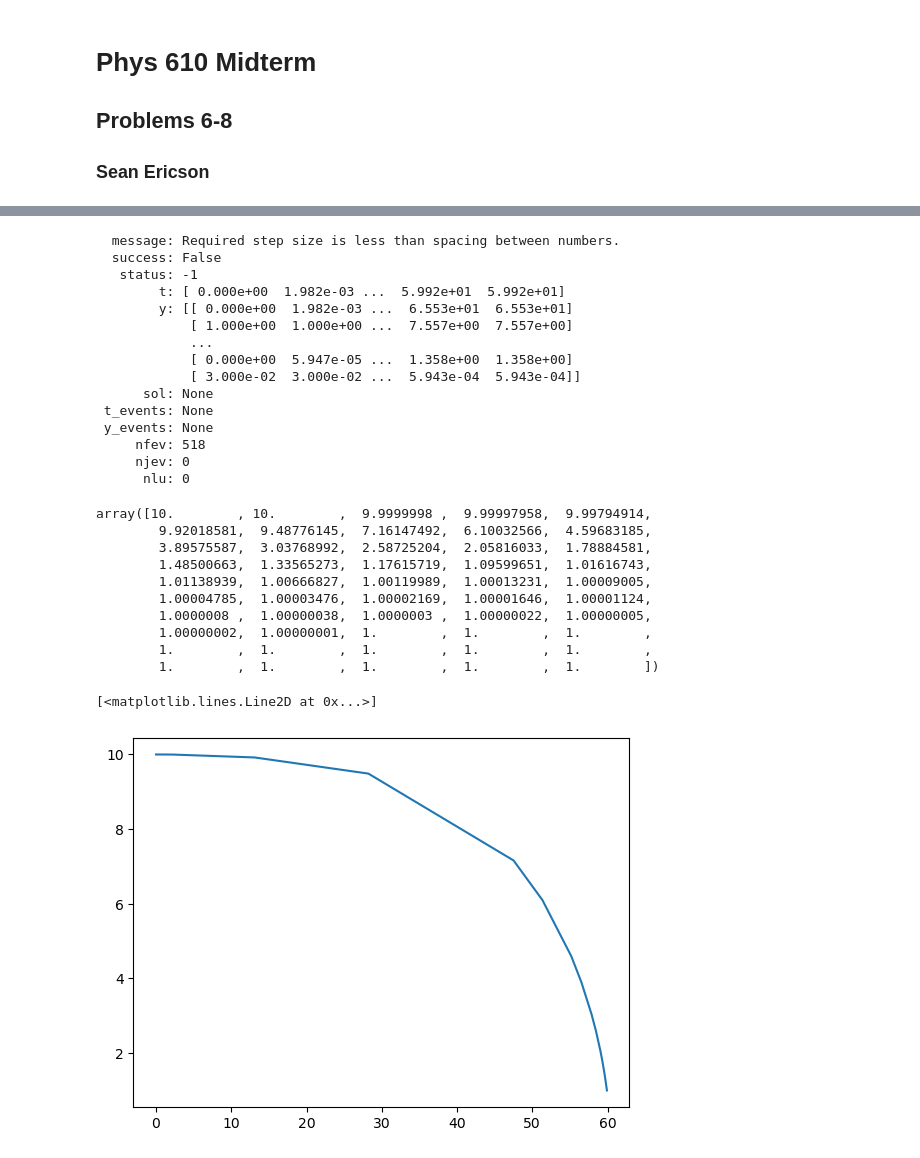
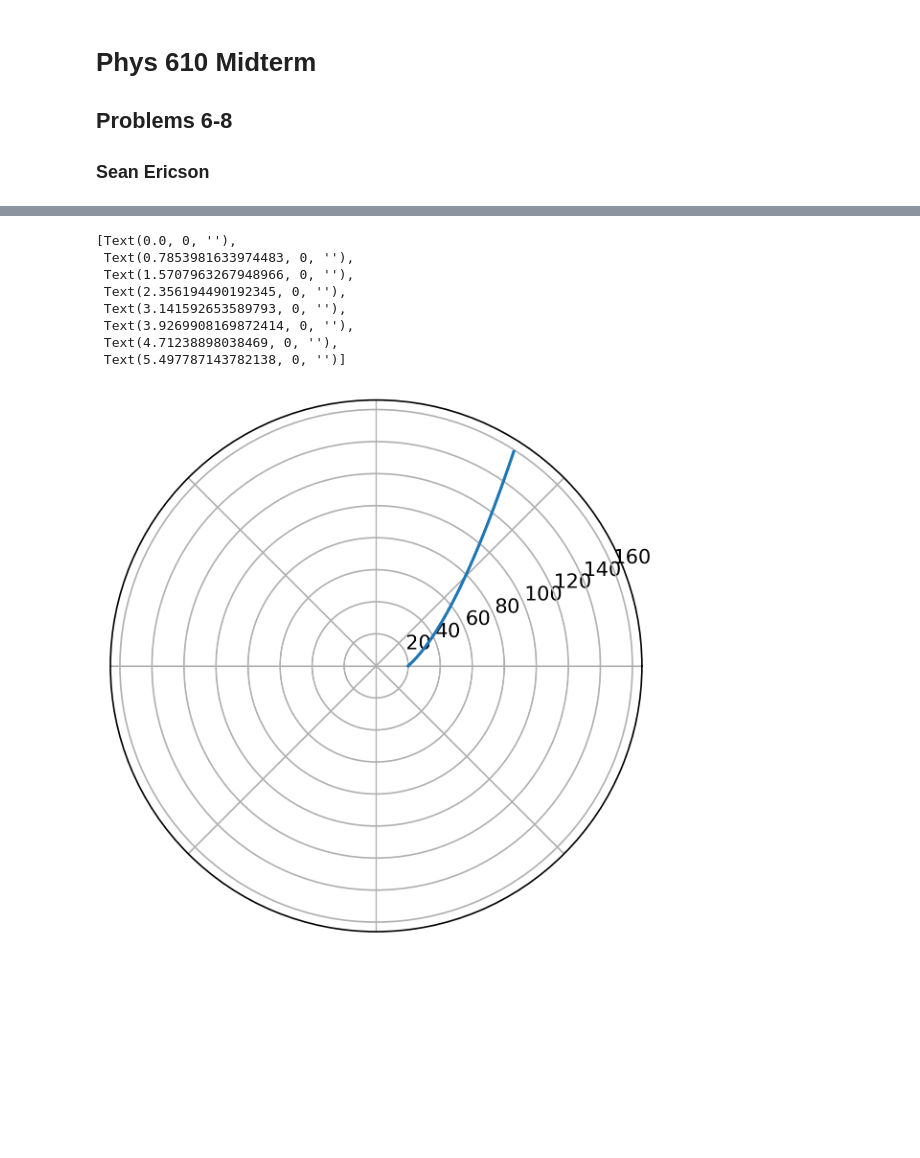
Before and after one commit to Sean-Ericson/Physics-Homework, a Jupyter notebook: GR/Midterm/Answers/code/integration.ipynb, the cells around one changed output, grey strips where cells are left out. Saved outputs shown, nothing was run; the diff lists cells and outputs as text; code cells hidden in the pictures; blank space fills up the shorter version.

```diff
--- a/GR/Midterm/Answers/code/integration.ipynb
+++ b/GR/Midterm/Answers/code/integration.ipynb
@@ -10,3 +43,23 @@ from scipy.integrate import solve_ivp
+# %%
+#Make plt figure
+fig = plt.figure()
+
+#Make sub-plot with attribute "polar"
+ax = fig.add_subplot(polar=True)
+
+#Plot function
+ax.plot(result.t, result.y[0])
+ax.set_xticklabels([])
+# %% [output]
+[Text(0.0, 0, ''),
+ Text(0.7853981633974483, 0, ''),
+ Text(1.5707963267948966, 0, ''),
+ Text(2.356194490192345, 0, ''),
+ Text(3.141592653589793, 0, ''),
+ Text(3.9269908169872414, 0, ''),
+ Text(4.71238898038469, 0, ''),
+ Text(5.497787143782138, 0, '')]
+[figure, added]
 # %%
 def f1(y, M, b):
     t, t_dot, r, r_dot, theta, theta_dot, phi, phi_dot = y
@@ -41,36 +86,0 @@ result = solve_ivp(f, (t_min, t_max), y0, args=(M,b))
-# %%
-result
-# %% [output]
-  message: Required step size is less than spacing between numbers.
-  success: False
-   status: -1
-        t: [ 0.000e+00  1.982e-03 ...  5.992e+01  5.992e+01]
-        y: [[ 0.000e+00  1.982e-03 ...  6.553e+01  6.553e+01]
-            [ 1.000e+00  1.000e+00 ...  7.557e+00  7.557e+00]
-            ...
-            [ 0.000e+00  5.947e-05 ...  1.358e+00  1.358e+00]
-            [ 3.000e-02  3.000e-02 ...  5.943e-04  5.943e-04]]
-      sol: None
- t_events: None
- y_events: None
-     nfev: 518
-     njev: 0
-      nlu: 0
-# %%
-result.y[2]
-# %% [output]
-array([10.        , 10.        ,  9.9999998 ,  9.99997958,  9.99794914,
-        9.92018581,  9.48776145,  7.16147492,  6.10032566,  4.59683185,
-        3.89575587,  3.03768992,  2.58725204,  2.05816033,  1.78884581,
-        1.48500663,  1.33565273,  1.17615719,  1.09599651,  1.01616743,
-        1.01138939,  1.00666827,  1.00119989,  1.00013231,  1.00009005,
-        1.00004785,  1.00003476,  1.00002169,  1.00001646,  1.00001124,
-        1.0000008 ,  1.00000038,  1.0000003 ,  1.00000022,  1.00000005,
-        1.00000002,  1.00000001,  1.        ,  1.        ,  1.        ,
-        1.        ,  1.        ,  1.        ,  1.        ,  1.        ,
-        1.        ,  1.        ,  1.        ,  1.        ,  1.        ])
-# %%
-plt.plot(result.t, result.y[2])
-# %% [output]
-[<matplotlib.lines.Line2D at 0x...>]
-[figure, removed]
```
Also changed, not shown: parts of 8 cells of this notebook, 7 other files.
